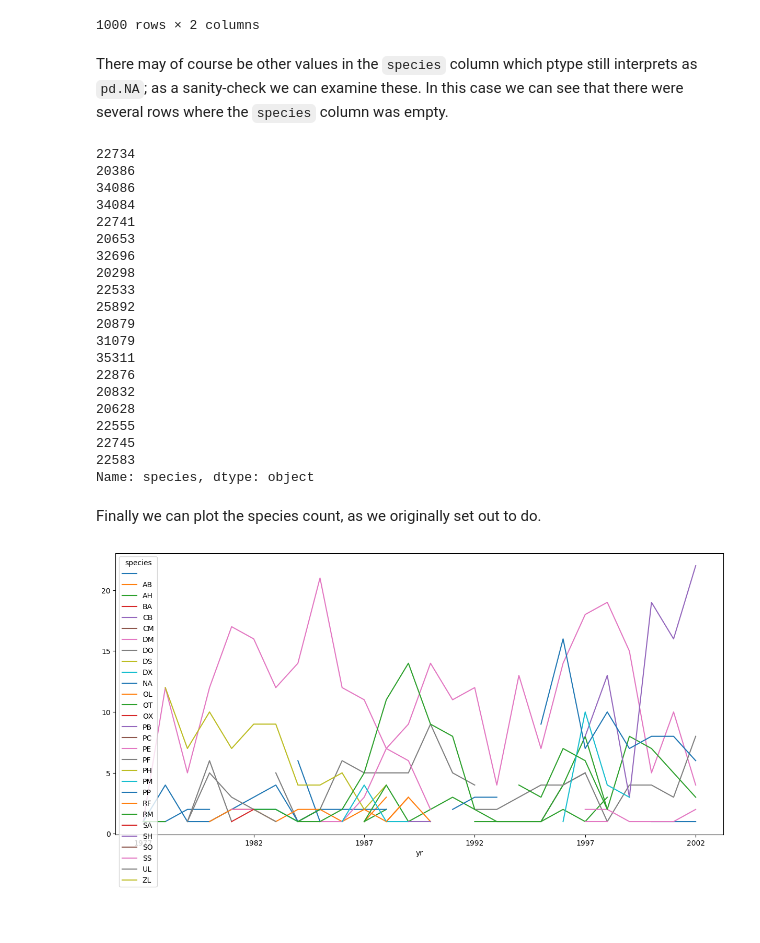
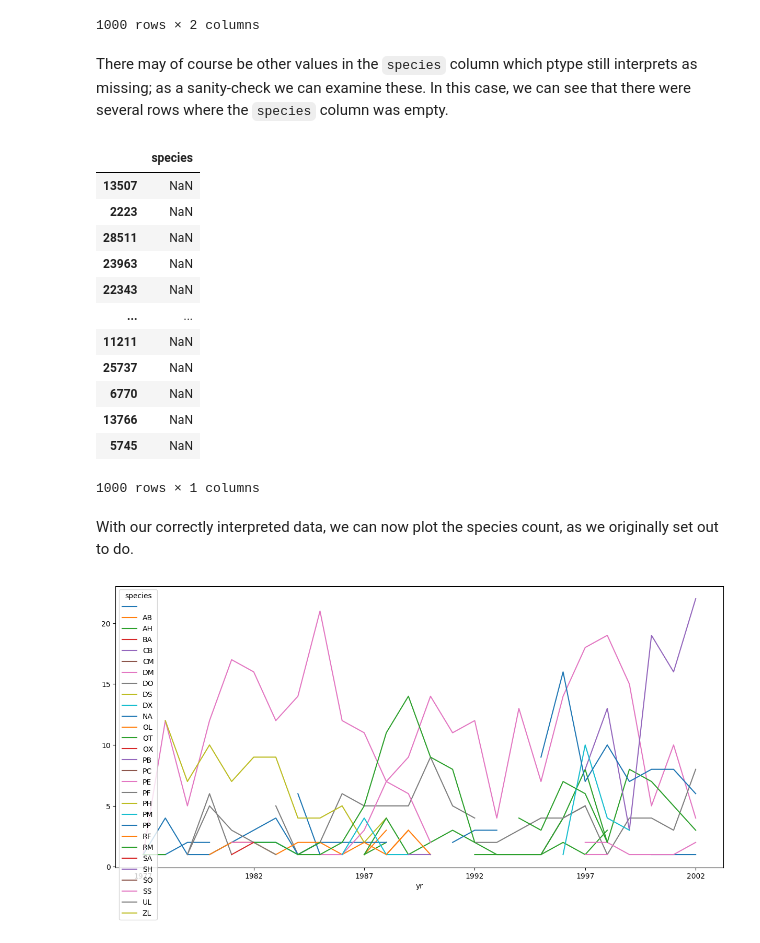
Before and after one commit to alan-turing-institute/ptype, a Jupyter notebook: notebooks/reclassify-missing-values.ipynb, the cells around one changed output. Drawn from its saved outputs; the diff is of its cells as text; code cells hidden in the pictures.

```diff
--- a/notebooks/reclassify-missing-values.ipynb
+++ b/notebooks/reclassify-missing-values.ipynb
@@ -94,32 +94,25 @@ df2
 | 5745 | 1987-01-01 | DM |
 1000 rows × 2 columns
 # %% [markdown]
-There may of course be other values in the `species` column which ptype still interprets as `pd.NA`; as a sanity-check we can examine these. In this case we can see that there were several rows where the `species` column was empty.
+There may of course be other values in the `species` column which ptype still interprets as missing; as a sanity-check we can examine these. In this case, we can see that there were several rows where the `species` column was empty.
 # %%
-df['species'][df2['species'].isna()]
+df[['species']][df2[['species']].isna()]
 # %% [output]
+|  | species |
+| 13507 | NaN |
+| 2223 | NaN |
+| 28511 | NaN |
+| 23963 | NaN |
+| 22343 | NaN |
+| ... | ... |
+| 11211 | NaN |
+| 25737 | NaN |
+| 6770 | NaN |
+| 13766 | NaN |
+| 5745 | NaN |
-22734
-20386
-34086
-34084
-22741
-20653
-32696
-20298
-22533
-25892
-20879
-31079
-35311
-22876
-20832
-20628
-22555
-22745
-22583
-Name: species, dtype: object
+1000 rows × 1 columns
 # %% [markdown]
-Finally we can plot the species count, as we originally set out to do.
+With our correctly interpreted data, we can now plot the species count, as we originally set out to do.
 # %%
 import matplotlib.pyplot as plt
 %matplotlib inline
```
Also changed, not shown: parts of 6 cells of this notebook.
